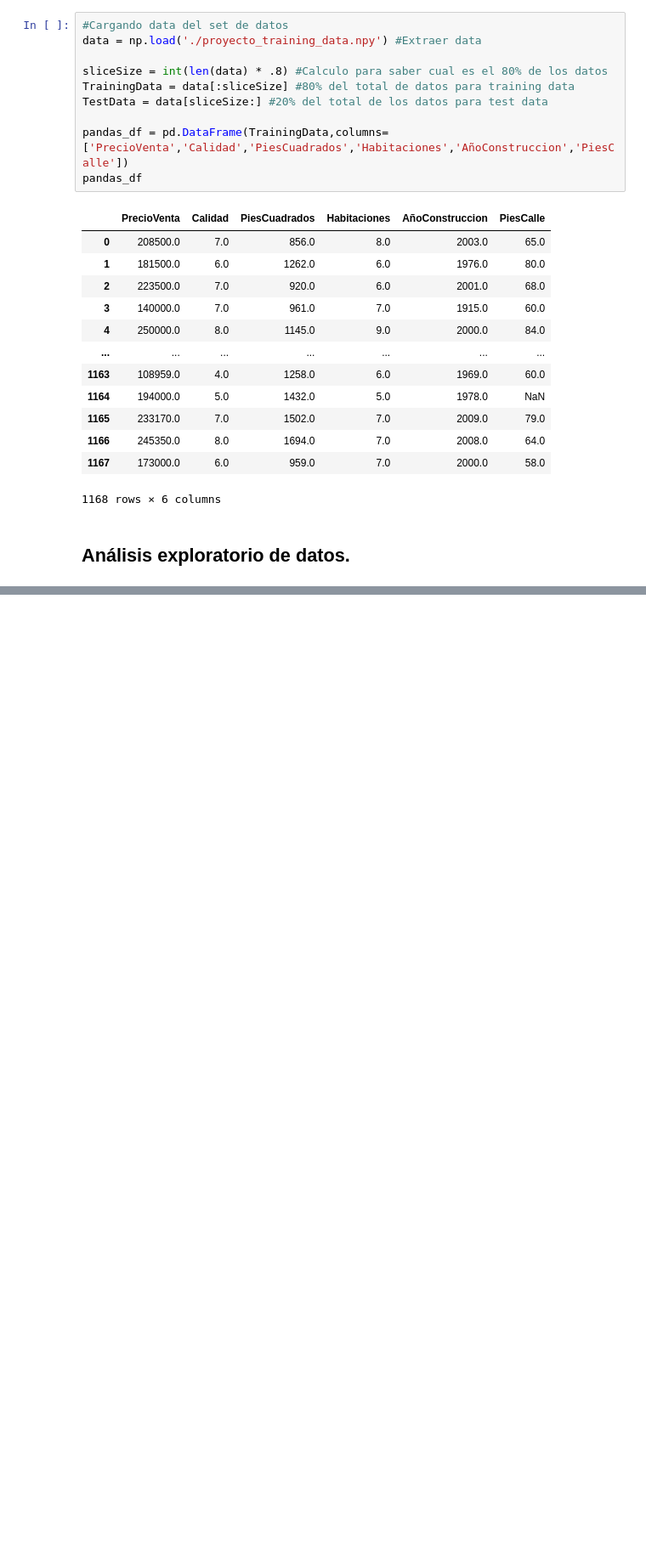
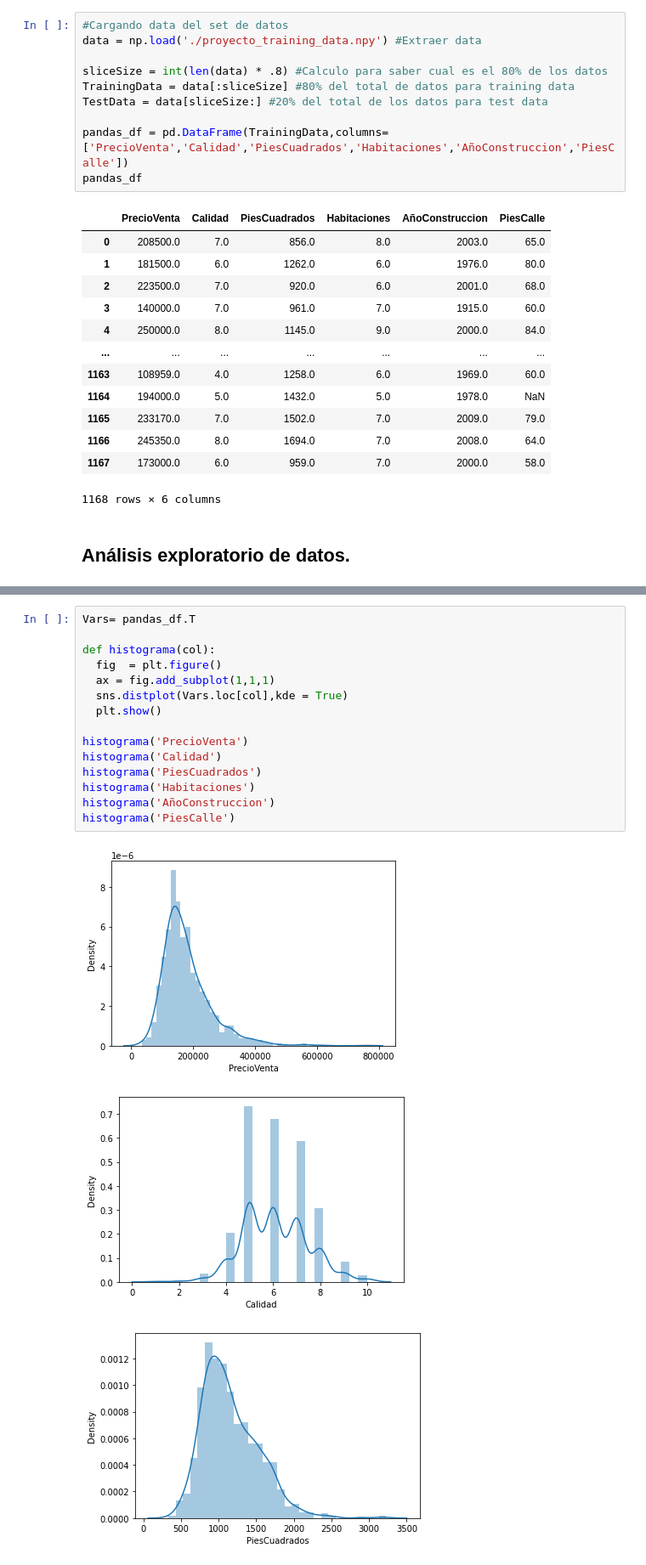
Before and after one commit to SilvyaPenaloza/Tareas-Python, a Jupyter notebook: Proyecto.ipynb, the cells around one changed output, grey strips where cells are left out. Shown at 85% size. Cells and saved outputs as stored; diff of their text form; blank space fills up the shorter version.

```diff
--- a/Proyecto.ipynb
+++ b/Proyecto.ipynb
@@ -62,0 +67,19 @@ res
+# %%
+Vars= pandas_df.T
+
+def histograma(col):
+  fig  = plt.figure()
+  ax = fig.add_subplot(1,1,1)
+  sns.distplot(Vars.loc[col],kde = True)
+  plt.show()
+
+histograma('PrecioVenta')
+histograma('Calidad')
+histograma('PiesCuadrados')
+histograma('Habitaciones')
+histograma('AñoConstruccion')
+histograma('PiesCalle')
+# %% [output]
+[figure, added]
+[figure, added]
+[figure, added]
```
Also changed, not shown: parts of 9 cells of this notebook.
